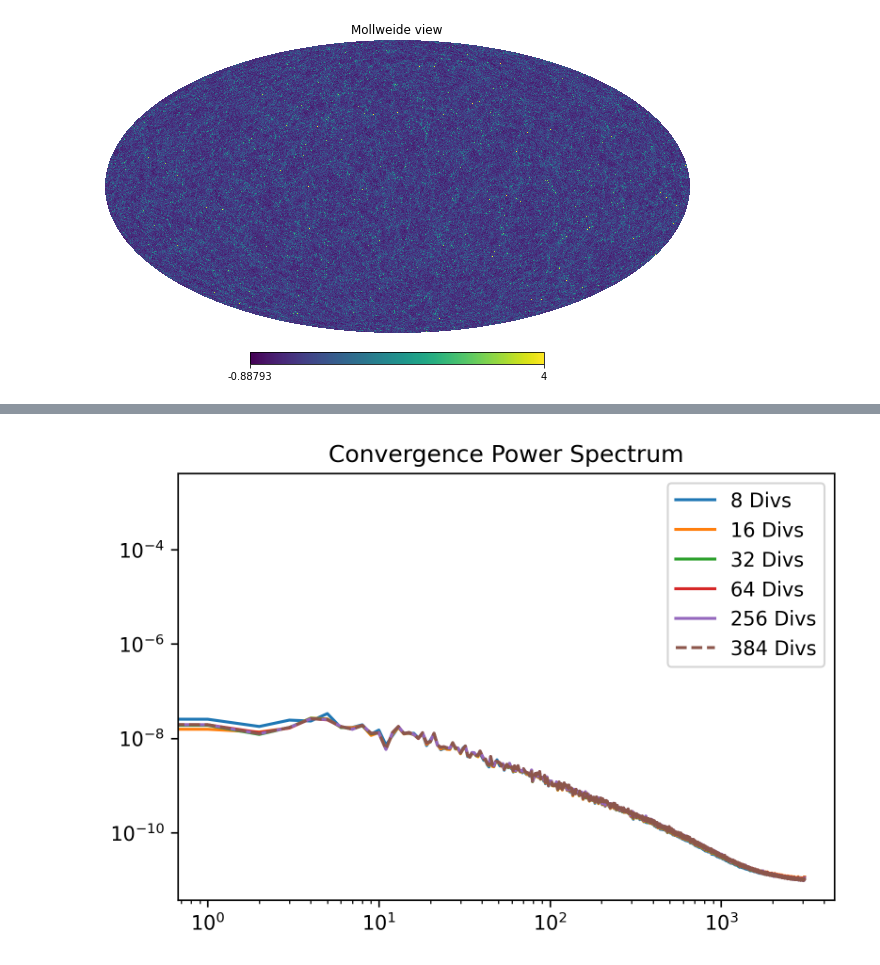
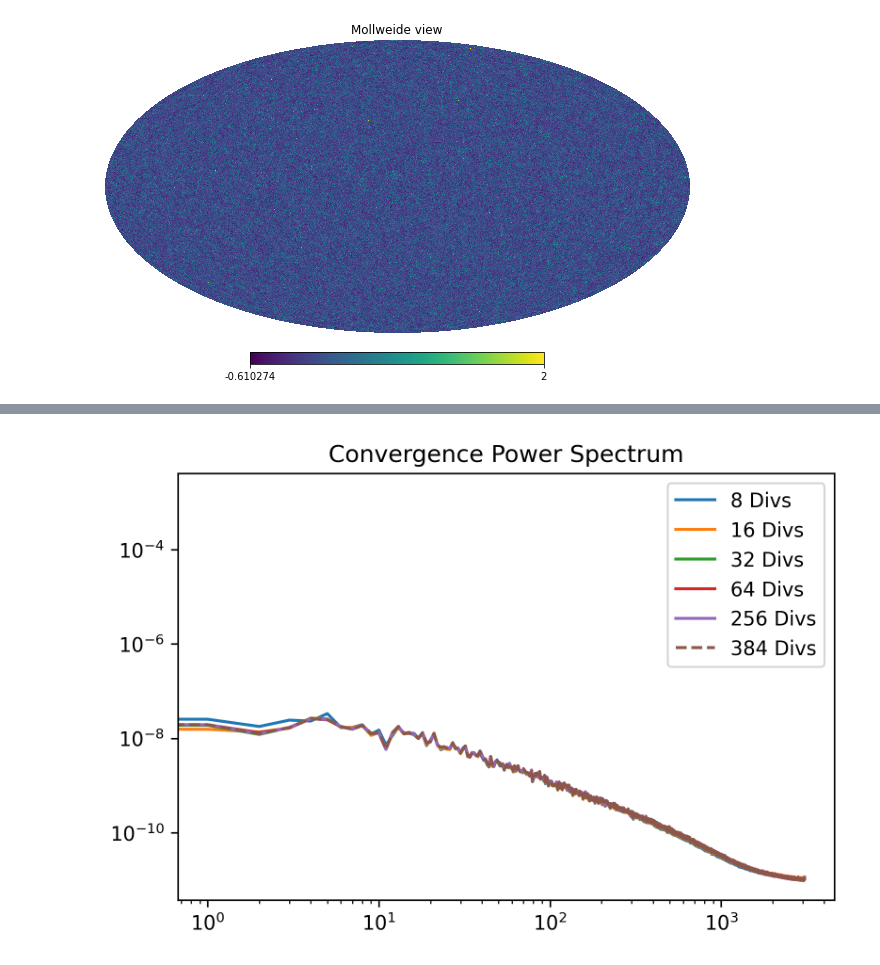
Before and after one commit to wurdahl/kSZfromPC, a Jupyter notebook: Opening-FITS.ipynb, the cells around one changed output, grey strips where cells are left out. Cells and saved outputs as stored; diff of their text form; code cells hidden in the pictures.

```diff
--- a/Opening-FITS.ipynb
+++ b/Opening-FITS.ipynb
@@ -6,9 +6,9 @@ import matplotlib.pyplot as plt
 import numpy as np
 import healpy as hp
 # %%
-overdensity2048 = hp.read_map("MAPS/overdensity_NS_2048_R_1024_P_1024_DV_1.fits")
-overdensity1024 = hp.read_map("MAPS/overdensity_NS_1024_R_1024_P_1024_DV_256.fits")
-hp.mollview(overdensity1024,xsize=6400, max=4)
+overdensityR1024 = hp.read_map("MAPS/overdensity_NS_1024_R_1024_P_1024_DV_512.fits")
+overdensityR2048 = hp.read_map("MAPS/overdensity_NS_1024_R_2048_P_1280_DV_64.fits")
+hp.mollview(overdensityR2048,xsize=6400, max=2)
 # %% [output]
-[figure, old version]
+[figure, new version]
 # %%
```
Also changed, not shown: parts of 7 cells of this notebook, 6 other files.
